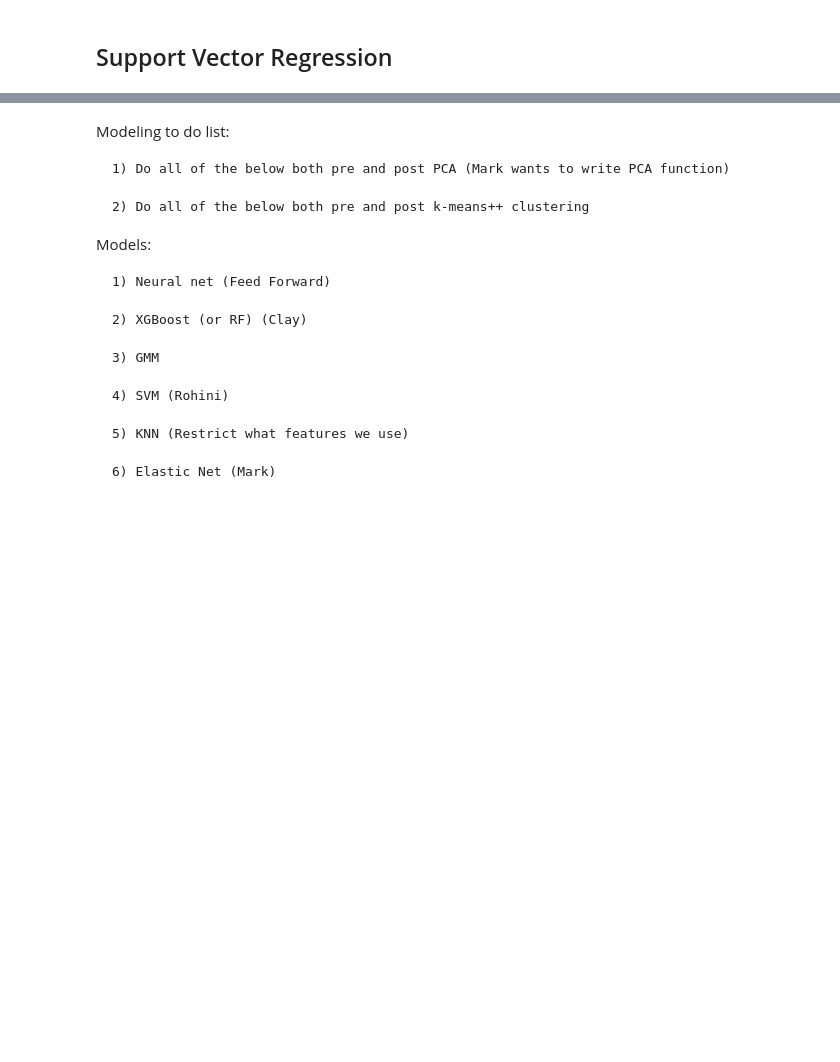
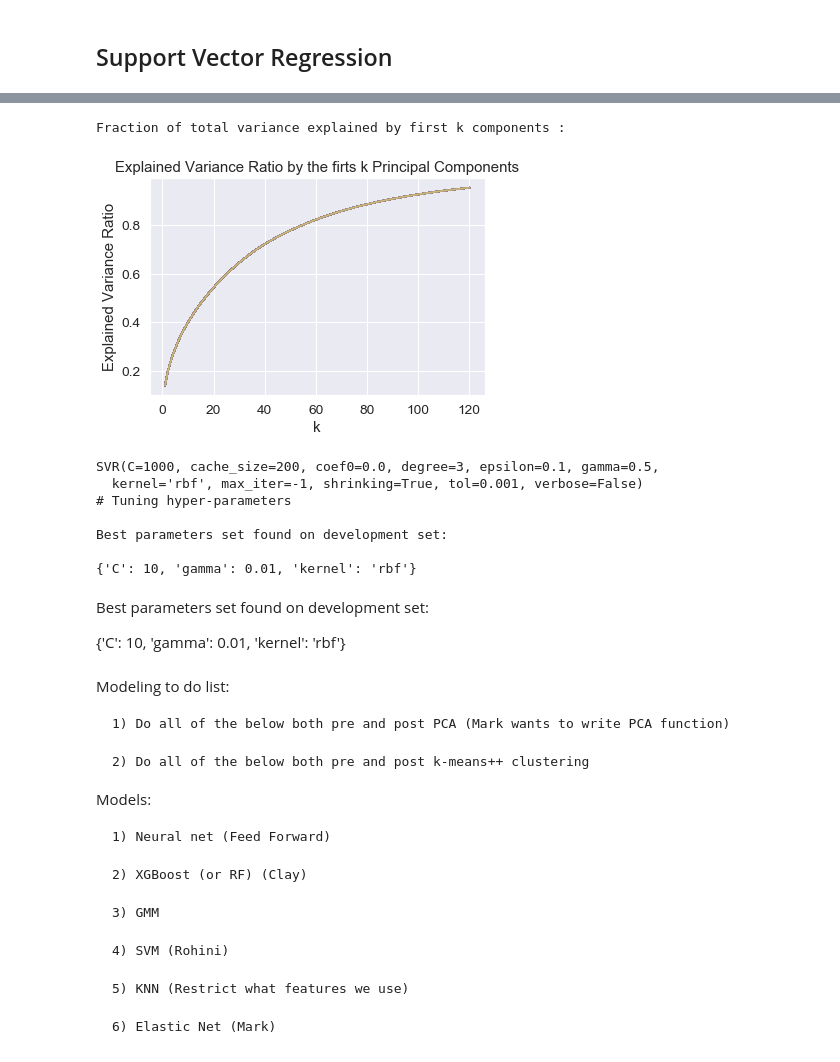
Before and after one commit to cgleach/w207_home_price_predictions_grp1, a Jupyter notebook: price_predictions_group1.ipynb, the cells around one changed output, grey strips where cells are left out. Saved outputs shown, nothing was run; the diff lists cells and outputs as text; code cells hidden in the pictures; blank space fills up the shorter version.

```diff
--- a/price_predictions_group1.ipynb
+++ b/price_predictions_group1.ipynb
@@ -454,3 +464,77 @@ def model_svr():
+# %%
+def svr_pca(x):
+
+    pca = PCA(n_components=120)
+    pca.fit(x)
+    ratio = np.cumsum(pca.explained_variance_ratio_)
+    print('Fraction of total variance explained by first k components :')
+    for k in range(1,120):
+        #print("k:{} {} ".format(k,np.round(ratio[k-1],3)))
+        x1 = np.arange(1,121)
+        y1 = ratio
+        plt.plot(x1,y1)
+        plt.xlabel("k")
+        plt.ylabel("Explained Variance Ratio")
+        plt.title("Explained Variance Ratio by the firts k Principal Components")
+    plt.show()
+
+    k = 30
+    pca_train = PCA(n_components=k)
+    pca_train = pca_train.fit_transform(x)
+    model2 = SVR(kernel='rbf', C=1000, gamma=0.5)
+
+    model2.fit(pca_train,y_log)
+    print(model2)
+    x_test = scaled_test[cols].values
+
+    pca_test = PCA(n_components=k)
+    #pca_test = pca_test.fit_transform(train_data)
+    pca_test = pca_test.fit_transform(scaled_test)
+
+    parameters = [{'kernel': ['rbf'],
+                   'gamma': [1e-4, 1e-3, 0.01, 0.1, 0.2, 0.5],
+                    'C': [1, 10, 100, 1000,1e3]},
+                  {'kernel': ['linear'], 'C': [1, 10, 100, 100]}]
+
+    print("# Tuning hyper-parameters")
+    print()
+
+    model = GridSearchCV(SVR(kernel='linear'), parameters, cv=5)
+    model.fit(pca_train, y_log)
+
+    print("Best parameters set found on development set:")
+    print()
+    print(model.best_params_)
+    print()
+
+    model2 = model
+
+    predictions = model2.predict(pca_test)
+
+    predictions = np.exp(predictions)
+
+    test_df['Id']
+    submission = pd.DataFrame({'Id':test_df['Id']})
+    submission['SalePrice'] = np.round(predictions,2)
+    submission.head()
+    filename = 'submission_svr_pca.csv'
+
+x = scaled_train
+svr_pca(x)
+# %% [output]
+Fraction of total variance explained by first k components :
+[figure, added]
+SVR(C=1000, cache_size=200, coef0=0.0, degree=3, epsilon=0.1, gamma=0.5,
+  kernel='rbf', max_iter=-1, shrinking=True, tol=0.001, verbose=False)
+# Tuning hyper-parameters
+
+Best parameters set found on development set:
+
+{'C': 10, 'gamma': 0.01, 'kernel': 'rbf'}
+# %% [markdown]
+Best parameters set found on development set:
+
+{'C': 10, 'gamma': 0.01, 'kernel': 'rbf'}
 # %% [markdown]
 Modeling to do list:
 
```
Also changed, not shown: parts of 17 cells of this notebook.
